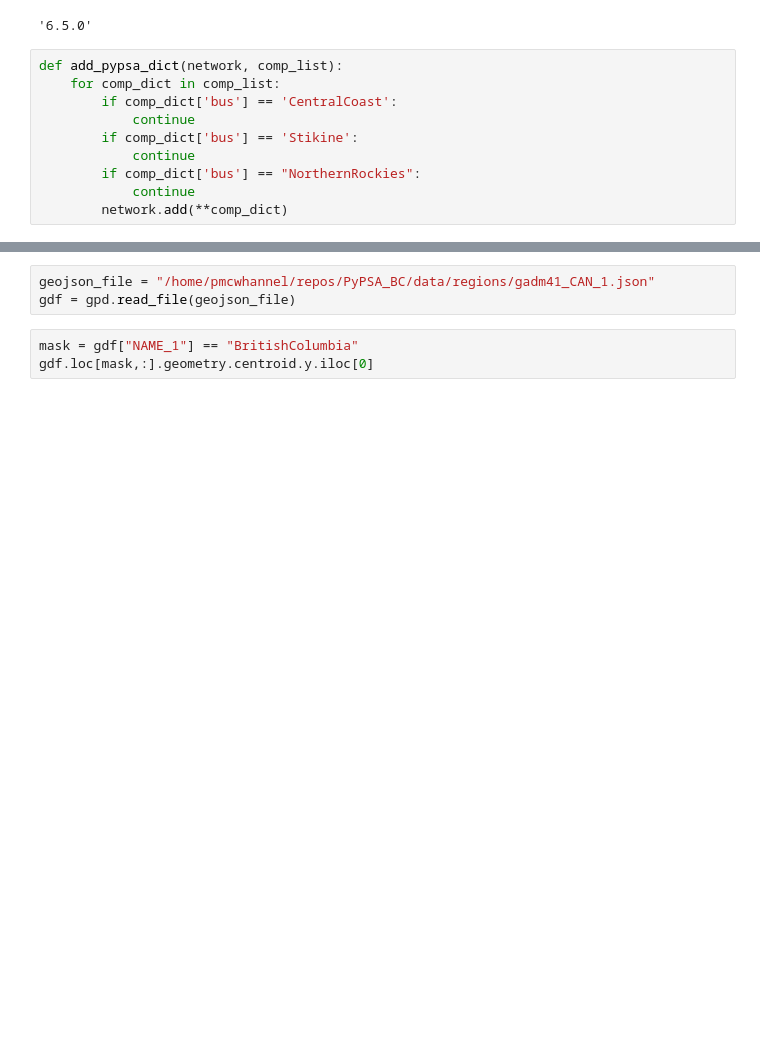
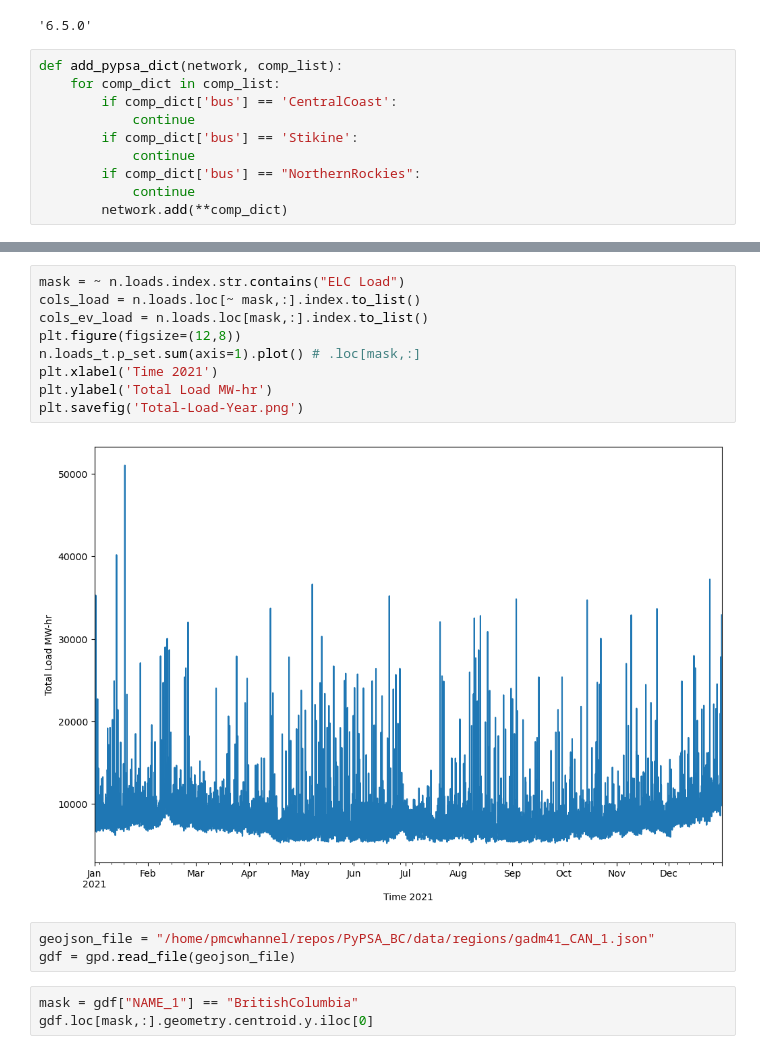
Before and after one commit to DeltaE/PyPSA_BC, a Jupyter notebook: notebooks/testing-ev-integration.ipynb, the cells around one changed output, grey strips where cells are left out. Drawn from its saved outputs; the diff is of its cells as text; blank space fills up the shorter version.

```diff
--- a/notebooks/testing-ev-integration.ipynb
+++ b/notebooks/testing-ev-integration.ipynb
@@ -37,3 +126,14 @@ INFO:pypsa.io:Imported network tester.nc has buses, carriers, generators, lines,
+# %%
+mask = ~ n.loads.index.str.contains("ELC Load")
+cols_load = n.loads.loc[~ mask,:].index.to_list()
+cols_ev_load = n.loads.loc[mask,:].index.to_list()
+plt.figure(figsize=(12,8))
+n.loads_t.p_set.sum(axis=1).plot() # .loc[mask,:]
+plt.xlabel('Time 2021')
+plt.ylabel('Total Load MW-hr')
+plt.savefig('Total-Load-Year.png')
+# %% [output]
+[figure, added]
 # %%
 geojson_file = "/home/pmcwhannel/repos/PyPSA_BC/data/regions/gadm41_CAN_1.json"
 gdf = gpd.read_file(geojson_file)
```
Also changed, not shown: parts of 11 cells of this notebook.
